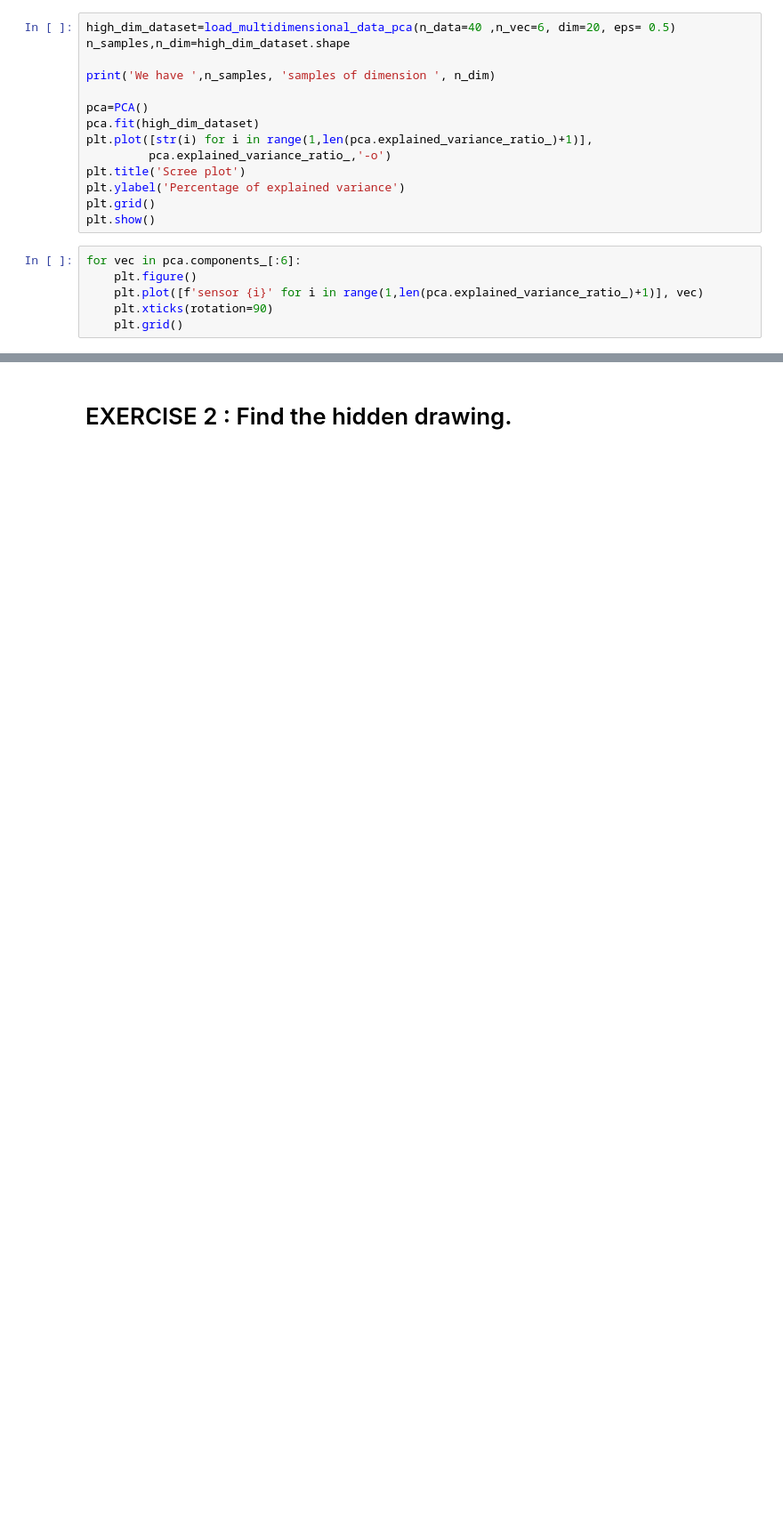
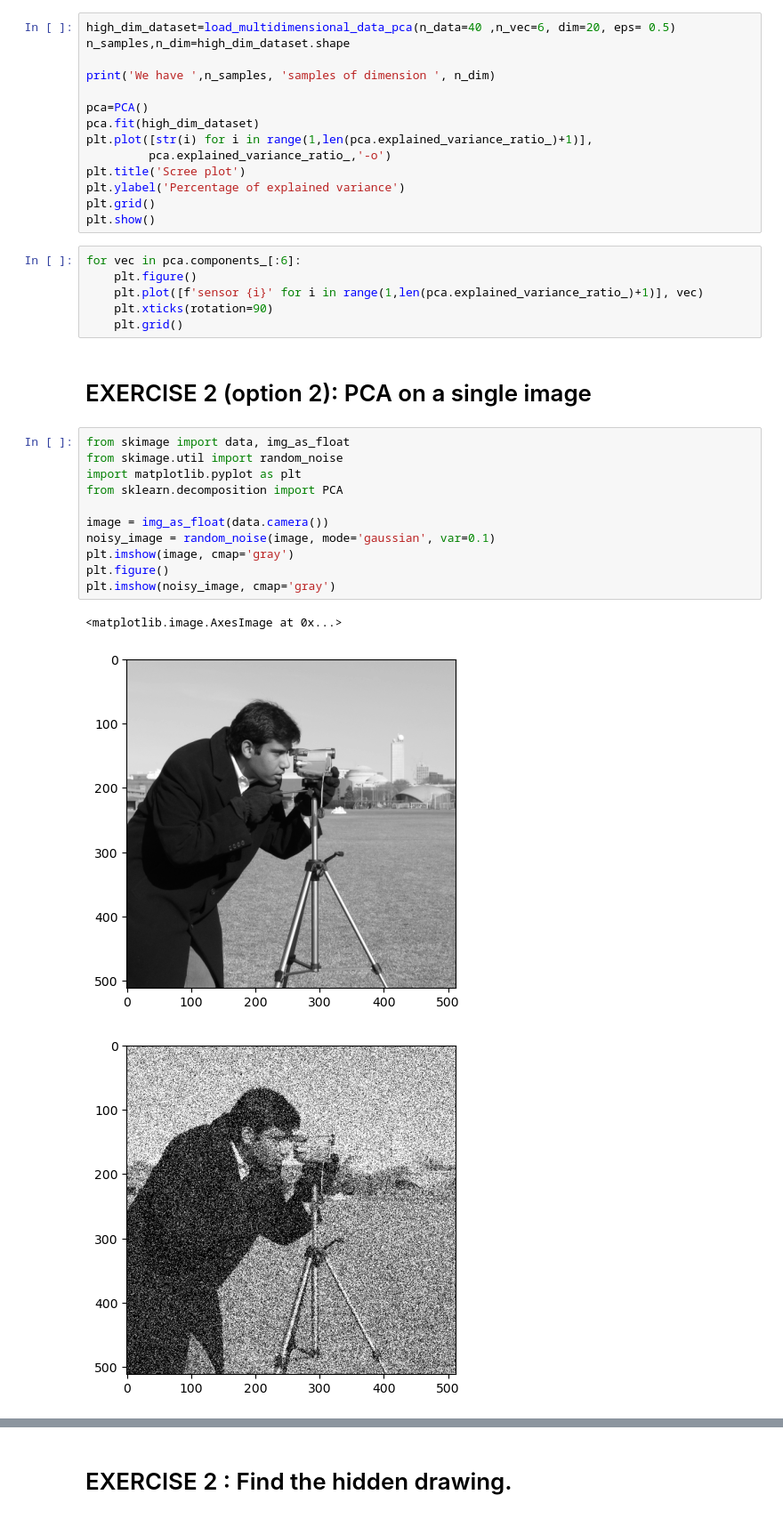
Before and after one commit to neworldemancer/DSF5, a Jupyter notebook: Solutions_2.ipynb, the cells around one changed output, grey strips where cells are left out. Shown at 89% size. Cells and saved outputs as stored; diff of their text form; blank space fills up the shorter version.

Commit message:
added some exercise in Course_2

```diff
--- a/Solutions_2.ipynb
+++ b/Solutions_2.ipynb
@@ -290,3 +290,20 @@ for vec in pca.components_[:6]:
     plt.plot([f'sensor {i}' for i in range(1,len(pca.explained_variance_ratio_)+1)], vec)
     plt.xticks(rotation=90)
     plt.grid()
+# %% [markdown]
+# EXERCISE 2 (option 2): PCA on a single image
+# %%
+from skimage import data, img_as_float
+from skimage.util import random_noise
+import matplotlib.pyplot as plt
+from sklearn.decomposition import PCA
+
+image = img_as_float(data.camera())
+noisy_image = random_noise(image, mode='gaussian', var=0.1)
+plt.imshow(image, cmap='gray')
+plt.figure()
+plt.imshow(noisy_image, cmap='gray')
+# %% [output]
+<matplotlib.image.AxesImage at 0x...>
+[figure, added]
+[figure, added]
```
Also changed, not shown: parts of 3 cells of this notebook, 1 other file.
